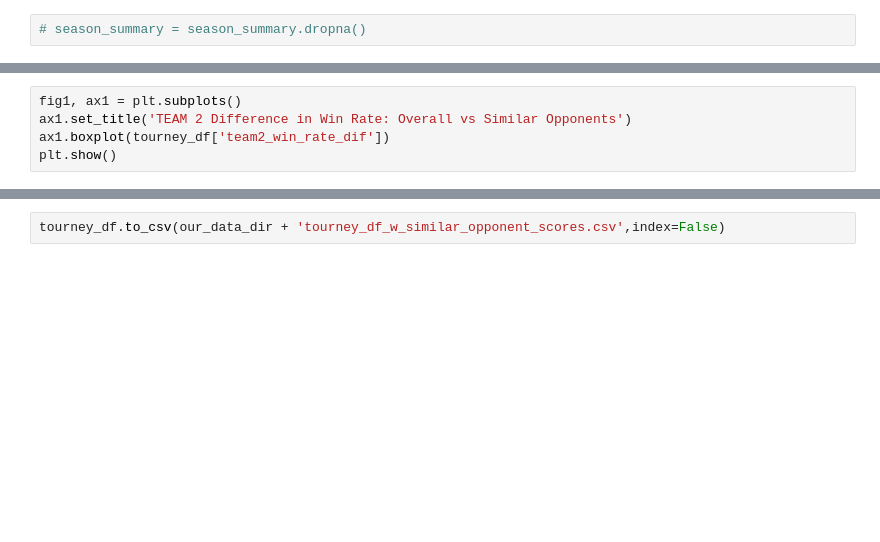
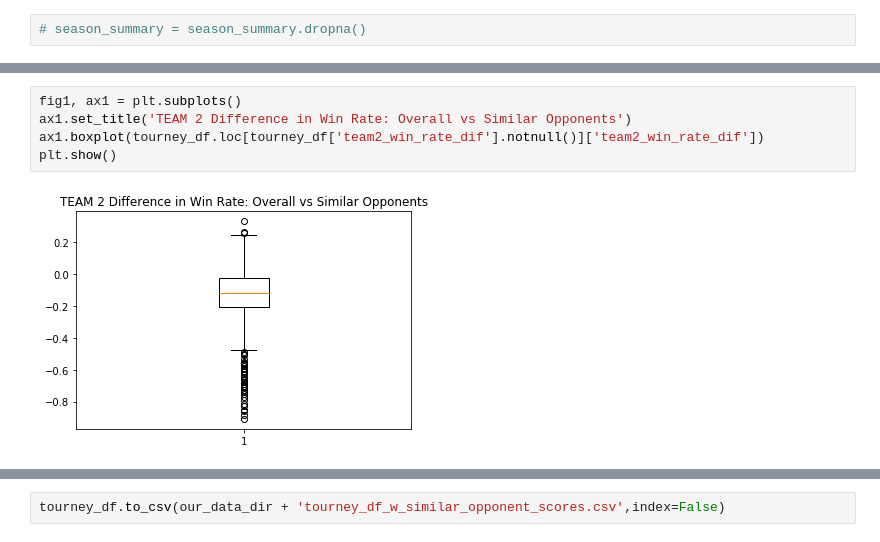
Before and after one commit to jcampbellsjci/march_madness_20, a Jupyter notebook: python/Similar Opponents.ipynb, the cells around one changed output, grey strips where cells are left out. Saved outputs shown, nothing was run; the diff lists cells and outputs as text; blank space fills up the shorter version.

```diff
--- a/python/Similar Opponents.ipynb
+++ b/python/Similar Opponents.ipynb
@@ -114,8 +184,10 @@ plt.show()
 # %%
 fig1, ax1 = plt.subplots()
 ax1.set_title('TEAM 2 Difference in Win Rate: Overall vs Similar Opponents')
-ax1.boxplot(tourney_df['team2_win_rate_dif'])
+ax1.boxplot(tourney_df.loc[tourney_df['team2_win_rate_dif'].notnull()]['team2_win_rate_dif'])
 plt.show()
+# %% [output]
+[figure, added]
 # %%
 # check out 2019 tourney games for Duke
 tourney_df.loc[(tourney_df.Season == 2019) &
```
Also changed, not shown: parts of 17 cells of this notebook.
